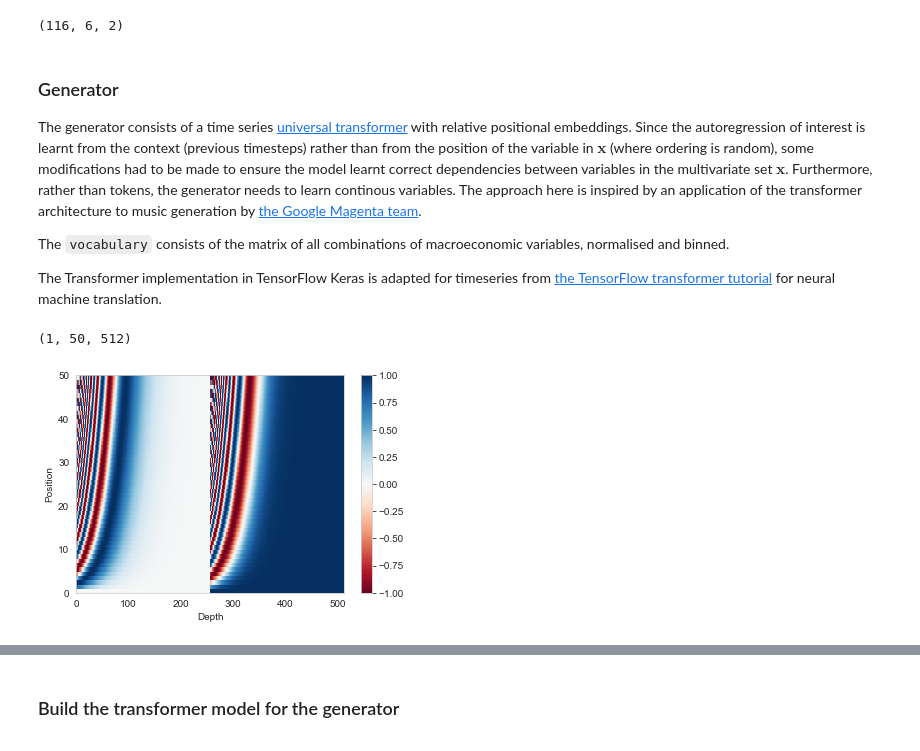
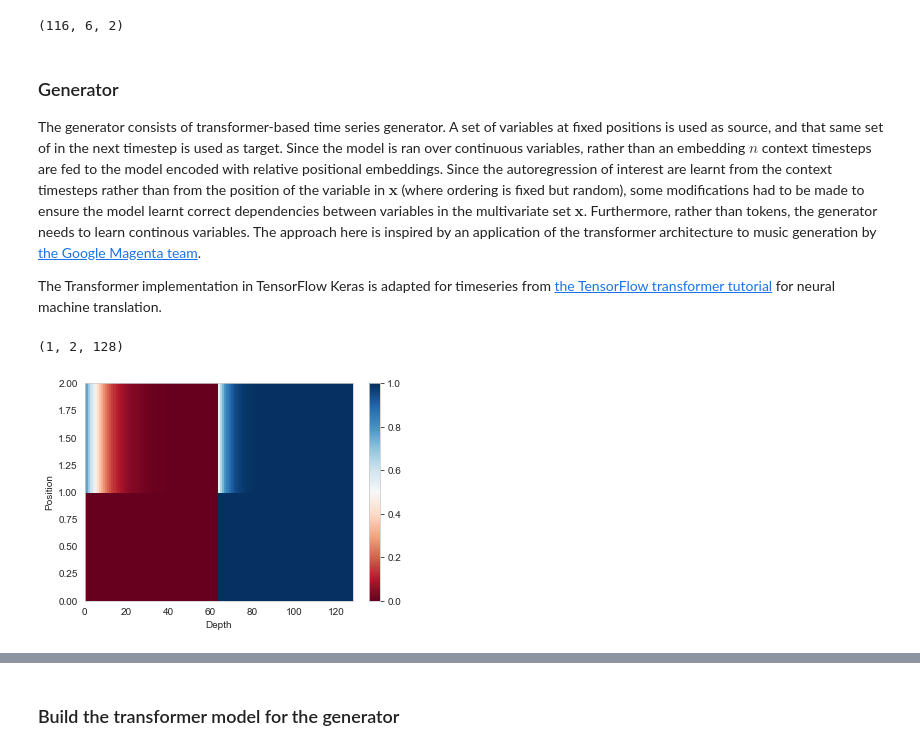
Before and after one commit to denominations-io/macroeconomics, a Jupyter notebook: cgan.ipynb, the cells around one changed output, grey strips where cells are left out. Saved outputs shown, nothing was run; the diff lists cells and outputs as text; code cells hidden in the pictures.

```diff
--- a/cgan.ipynb
+++ b/cgan.ipynb
@@ -174,18 +174,17 @@ Using TensorFlow backend.
 gan_params = {
    'num_epochs': 1000,
    'save_interval': 100,
-   'sequence_length': 6,
+   'timesteps': 6,
    'num_variables': gan_cols,
    'batch_size': 32,
    'lr': 0.01
 }
 # %%
 generator_params = {
-   'num_layers': 4,
+   'num_layers': 6,
    'd_model': 128,
-   'dff': 512,
-   'num_heads': 8,
-   'num_timesteps': gan_params['sequence_length'],
+   'dff': 256,
+   'num_heads': 4,
    'dropout_rate': 0.01
 }
 # %%
@@ -212,9 +211,7 @@ real.shape
 # %% [markdown]
 ### Generator
 
-The generator consists of a time series [universal transformer](https://arxiv.org/abs/1807.03819) with relative positional embeddings. Since the autoregression of interest is learnt from the context (previous timesteps) rather than from the position of the variable in $\textbf{x}$ (where ordering is random), some modifications had to be made to ensure the model learnt correct dependencies between variables in the multivariate set $\textbf{x}$. Furthermore, rather than tokens, the generator needs to learn continous variables. The approach here is inspired by an application of the transformer architecture to music generation by [the Google Magenta team](https://magenta.tensorflow.org/music-transformer).
-
-The `vocabulary` consists of the matrix of all combinations of macroeconomic variables, normalised and binned.
+The generator consists of transformer-based time series generator. A set of variables at fixed positions is used as source, and that same set of in the next timestep is used as target. Since the model is ran over continuous variables, rather than an embedding $n$ context timesteps are fed to the model encoded with relative positional embeddings. Since the autoregression of interest are learnt from the context timesteps rather than from the position of the variable in $\textbf{x}$ (where ordering is fixed but random), some modifications had to be made to ensure the model learnt correct dependencies between variables in the multivariate set $\textbf{x}$. Furthermore, rather than tokens, the generator needs to learn continous variables. The approach here is inspired by an application of the transformer architecture to music generation by [the Google Magenta team](https://magenta.tensorflow.org/music-transformer).
 
 The Transformer implementation in TensorFlow Keras is adapted for timeseries from [the TensorFlow transformer tutorial](https://www.tensorflow.org/beta/tutorials/text/transformer) for neural machine translation.
 # %%
@@ -230,15 +227,15 @@ def positional_encoding(position, d_model):
     pos_encoding = pos_encoding[np.newaxis, ...]
     return tf.cast(pos_encoding, dtype=tf.float32)
 # %%
-pos_encoding = positional_encoding(50, 512)
+pos_encoding = positional_encoding(gan_params['num_variables'], generator_params['dff'])
 print (pos_encoding.shape)
 
 plt.pcolormesh(pos_encoding[0], cmap='RdBu')
 plt.xlabel('Depth')
-plt.xlim((0, 512))
+plt.xlim((0, generator_params['dff']))
 plt.ylabel('Position')
 plt.colorbar()
 plt.show()
 # %% [output]
-(1, 50, 512)
+(1, 2, 128)
-[figure, old version]
+[figure, new version]
```
Also changed, not shown: parts of 33 cells of this notebook.
